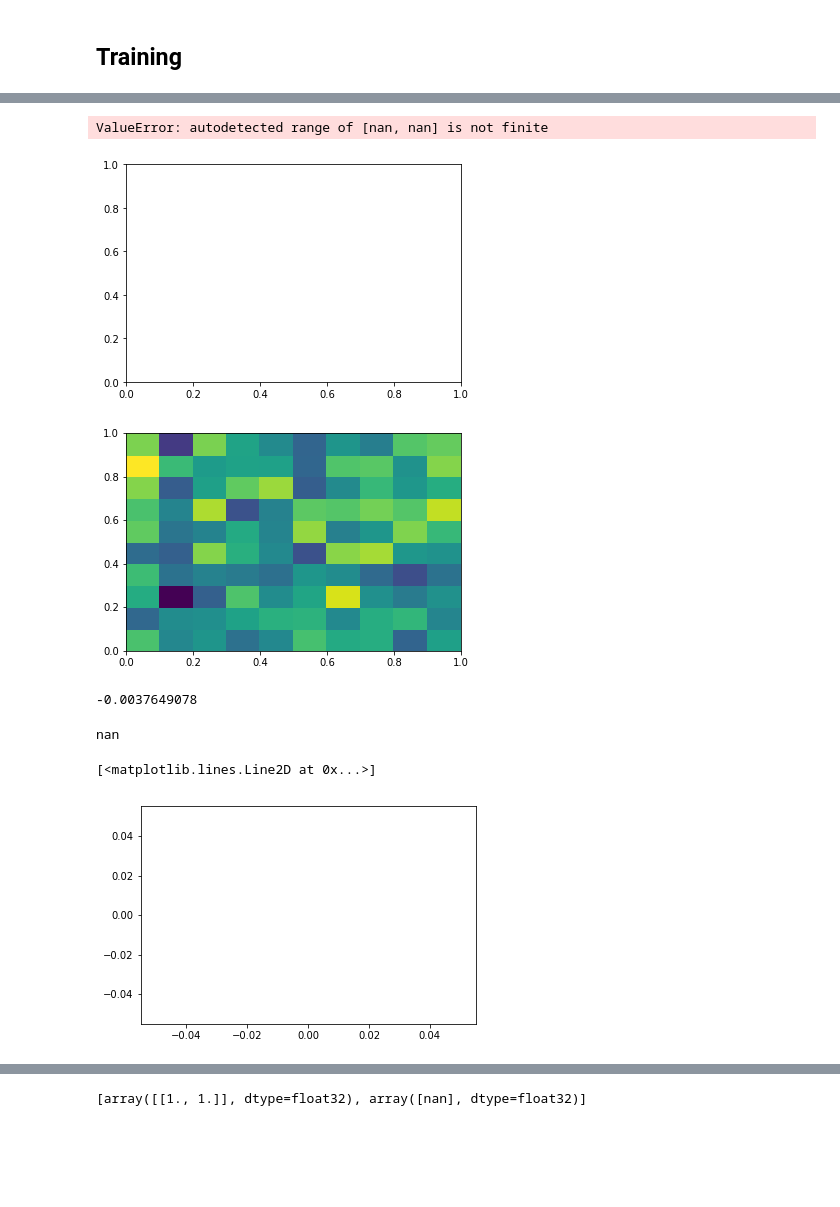
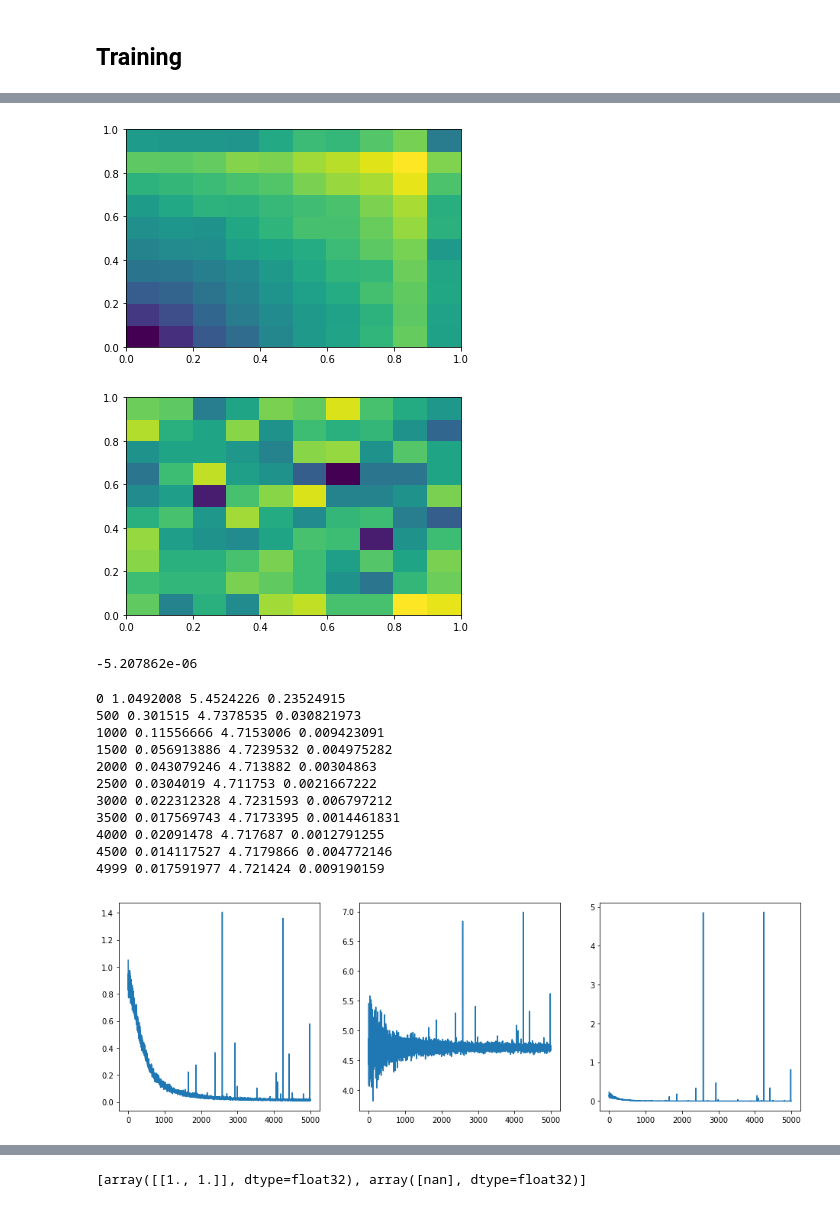
Before and after one commit to matteoettam09/i-flow, a Jupyter notebook: bijector.ipynb, the cells around one changed output, grey strips where cells are left out. Saved outputs shown, nothing was run; the diff lists cells and outputs as text; code cells hidden in the pictures; blank space fills up the shorter version.

```diff
--- a/bijector.ipynb
+++ b/bijector.ipynb
@@ -72,7 +72,7 @@ sess = tf.InteractiveSession()
 bijectors = []
 
 for i in range(4):
-    bijectors.append(PiecewiseLinear(2,1,32,layer_id=i))
+    bijectors.append(PiecewiseQuadratic(2,1,16,layer_id=i))
 #    bijectors.append(tfb.RealNVP(num_masked=1,
 #                                 shift_and_log_scale_fn=tfb.real_nvp_default_template(
 #                                     hidden_layers=[512,512])))
@@ -191,33 +194,34 @@ def normalChristina_np(x1,x2):
 x = dist.sample(5000)
 X = dist.log_prob(x)
 q = tf.exp(X)
-dsig = dsigmaCircle(x)
+dsig = dsigmaTrain(x)
 
 xPts, logqPts, qPts, dsigPts = sess.run([x,X,q,dsig])
 # %%
 plt.hist2d(xPts[:,0],xPts[:,1],weights=dsigPts/qPts,norm=mpl.colors.LogNorm())
 plt.show()
 # %% [output]
-ValueError: autodetected range of [nan, nan] is not finite
-[figure, old version]
+[figure, new version]
 # %%
 plt.hist2d(xPts[:,0],xPts[:,1],weights=qPts,norm=mpl.colors.LogNorm())
 plt.show()
 # %% [output]
-[figure, old version]
+[figure, new version]
 # %%
 loss = -sess.run(tf.reduce_mean(X))
 print(loss)
 # %% [output]
--0.0037649078
+-5.207862e-06
 # %%
-def loss_fn(func):
-    x = dist.sample(500)
+def loss_fn(func,nsamples):
+    x = dist.sample(nsamples)
     logq = dist.log_prob(x)
     p = func(x)
     q = dist.prob(x)
-    p = p/tf.reduce_mean(p/q)
-    return tf.reduce_mean(p/q*(tf.log(p)-logq))
+    xsec = p/q
+    p = p/tf.reduce_mean(xsec)
+    mean, var = tf.nn.moments(xsec,axes=[0])
+    return tf.reduce_mean(p/q*(tf.log(p)-logq)), mean, var/nsamples
 # %%
 def loss_fn2():
     x = dist.sample(10000)
@@ -247,31 +251,50 @@ def loss_grad():
     grad = tape.gradient(loss,bijector.trainable_variables)
     return loss, grad
 # %%
-loss = loss_fn(dsigmaCircle)
+loss, integral, var = loss_fn(dsigmaTrain,500)
 optimizer = tf.train.AdamOptimizer(1e-4)
 grads = optimizer.compute_gradients(loss)
 opt_op = optimizer.apply_gradients(grads)
 sess.run(tf.global_variables_initializer())
 # %%
 np_losses = []
+np_integrals = []
+np_vars = []
 global_step = []
-for epoch in range(20000):
-    _, np_loss = sess.run([opt_op, loss])
+for epoch in range(5000):
+    _, np_loss, np_integral, np_var = sess.run([opt_op, loss, integral, var])
     global_step.append(epoch)
     np_losses.append(np_loss)
+    np_integrals.append(np_integral)
+    np_vars.append(np_var)
     #print(np_x,np_logq)
     if(np_loss != np_loss):
         print(np_loss)
         break
     if epoch % 500 == 0:
-        print(epoch, np_loss)
+        print(epoch, np_loss, np.mean(np_integrals[epoch-100:]), np.mean(np_vars[epoch-100:]))
 
+print(epoch, np_loss, np.mean(np_integrals[epoch-100:]), np.mean(np_vars[epoch-100:]))
 start = 0
-plt.plot(np_losses[start:])
+
+fig, (ax1, ax2, ax3) = plt.subplots(1,3,figsize=(16,5))
+ax1.plot(np_losses[start:])
+ax2.plot(np_integrals[start:])
+ax3.plot(np_vars[start:])
+plt.show()
 # %% [output]
-nan
+0 1.0492008 5.4524226 0.23524915
+500 0.301515 4.7378535 0.030821973
+1000 0.11556666 4.7153006 0.009423091
+1500 0.056913886 4.7239532 0.004975282
+2000 0.043079246 4.713882 0.00304863
+2500 0.0304019 4.711753 0.0021667222
+3000 0.022312328 4.7231593 0.006797212
+3500 0.017569743 4.7173395 0.0014461831
+4000 0.02091478 4.717687 0.0012791255
+4500 0.014117527 4.7179866 0.004772146
+4999 0.017591977 4.721424 0.009190159
-[<matplotlib.lines.Line2D at 0x...>]
-[figure, old version]
+[figure, new version]
 # %%
 for bijector in reversed(dist.bijector.bijectors):
     try:
```
Also changed, not shown: parts of 21 cells of this notebook, 17 other files.
